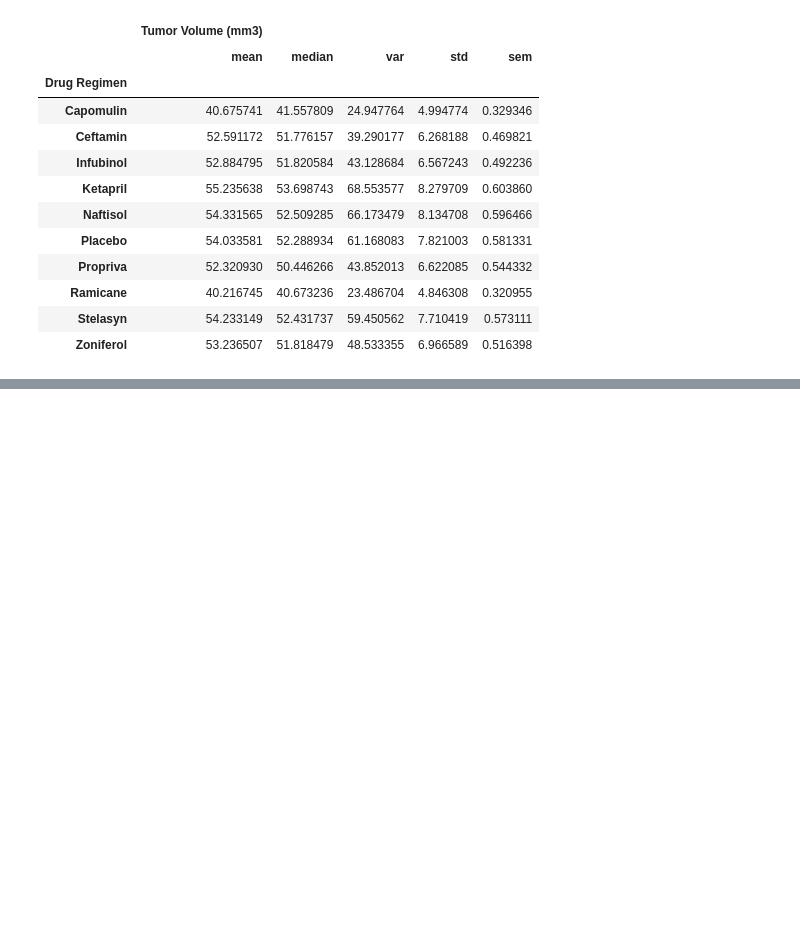
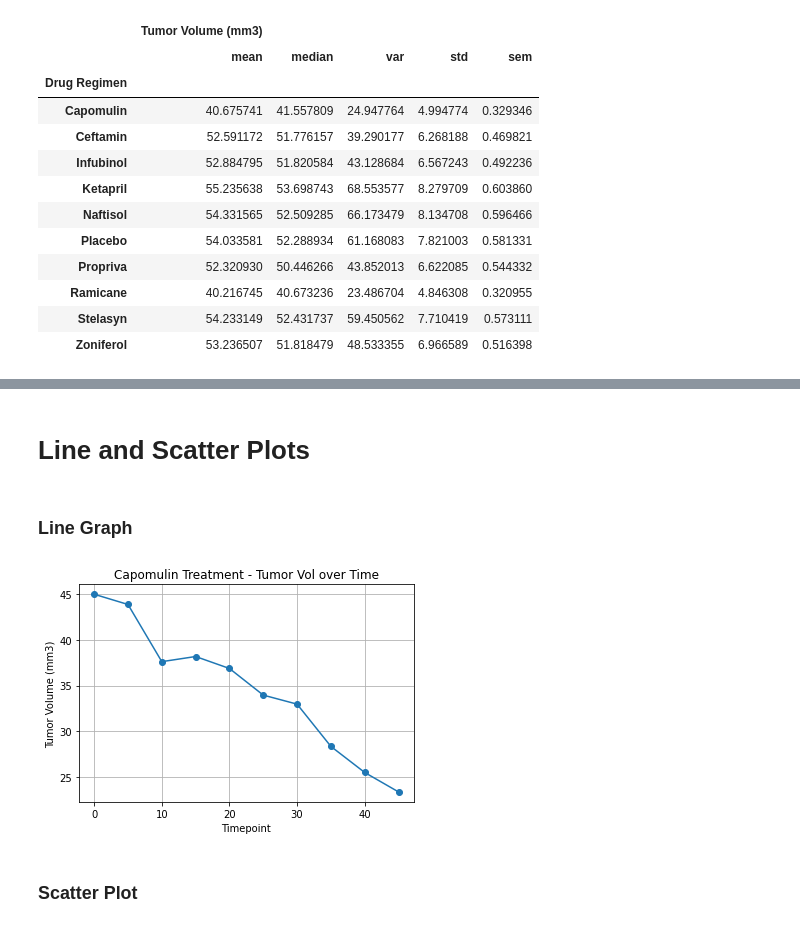
Before and after one commit to HendersonAlec2212/matplotlib-challenge, a Jupyter notebook: pymaceuticals.ipynb, the cells around one changed output, grey strips where cells are left out. Cells and saved outputs as stored; diff of their text form; code cells hidden in the pictures; blank space fills up the shorter version.

```diff
--- a/pymaceuticals.ipynb
+++ b/pymaceuticals.ipynb
@@ -354,0 +407,23 @@ gender_values.plot(kind='pie', autopct = '%1.1f%%')
+# %% [markdown]
+# Line and Scatter Plots
+# %% [markdown]
+### Line Graph
+# %%
+# gather data
+
+capomulin_data = clean_df.loc[clean_df['Drug Regimen'] == 'Capomulin']
+mouse_data = capomulin_data.loc[capomulin_data['Mouse ID'] == 's185']
+# set values for x & y
+s185_tvol = mouse_data['Tumor Volume (mm3)']
+s185_timepoint = mouse_data['Timepoint']
+# plot the line
+plt.plot(s185_timepoint,s185_tvol, marker='o')
+plt.xlabel('Timepoint')
+plt.ylabel('Tumor Volume (mm3)')
+plt.title('Capomulin Treatment - Tumor Vol over Time')
+plt.grid()
+plt.show()
+# %% [output]
+[figure, added]
+# %% [markdown]
+### Scatter Plot
```
Also changed, not shown: parts of 40 cells of this notebook.
